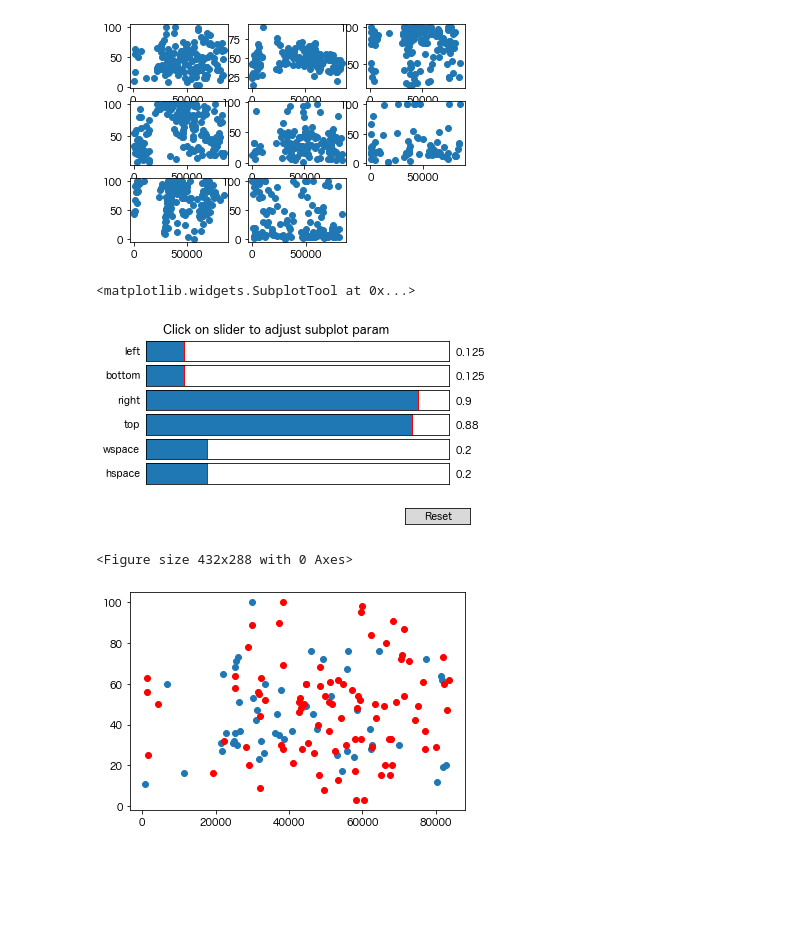
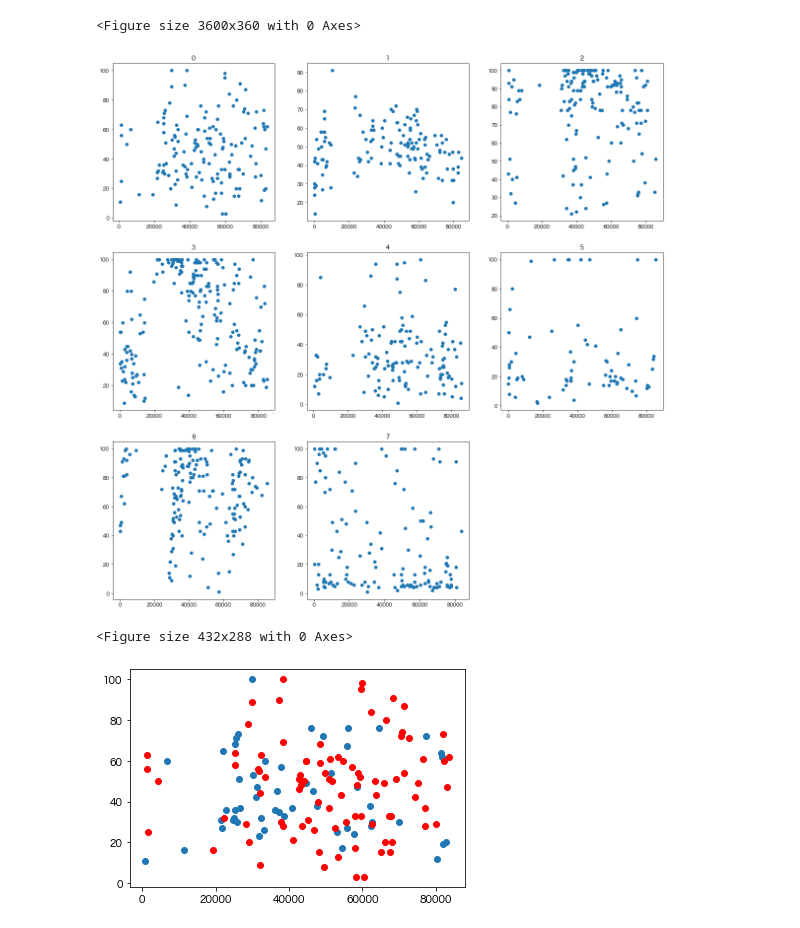
Before and after one commit to Isshin-Py-Sw-La-Me/Portfolio, a Jupyter notebook: bs_2.ipynb, the cells around one changed output. Saved outputs shown, nothing was run; the diff lists cells and outputs as text; code cells hidden in the pictures; blank space fills up the shorter version.

```diff
--- a/bs_2.ipynb
+++ b/bs_2.ipynb
@@ -16,11 +17,8 @@ df["time_to_num"]=df["date"].apply(lambda x: x.hour*3600 + x.minute*60 + x.secon
 # %%
 def Frequency_Distribution(data, class_width=None):
     data = np.asarray(data)
-    if class_width is None:
-        class_size = int(np.log2(data.size).round()) + 1
-        class_width = round((data.max() - data.min()) / class_size)
 
-    bins = np.arange(0, data.max()+class_width+1, class_width)
+    bins = np.arange(0, 110, 10)
     hist = np.histogram(data, bins)[0]
     cumsum = hist.cumsum()
 
@@ -32,8 +30,6 @@ def Frequency_Distribution(data, class_width=None):
                         index=pd.Index([f'{bins[i]}以上{bins[i+1]}未満'
                                         for i in range(hist.size)],
                                        name='階級'))
-
-Frequency_Distribution(df
 # %%
 for i in range(len(users)):
     User_F_data = Frequency_Distribution(df.loc[(df["User"] == users[i]) &
@@ -64,29 +41,35 @@ for i in range(len(users)):
 # %%
-for i in range(0,7):
-    User_F_data_2 = Frequency_Distribution(df.loc[(df["User"] == "Narita") &
-                                                (df["state"] == "ON") &
-                                                (df["date"] > dt.datetime(2021,12,1)) &
-                                                (df["date"] < dt.datetime(2022,1,31)) &
-                                                (df["weekday"] == i)]["battery"])
-#     User_F_data_2.plot.bar(x="階級値",y="度数",width=1,ec="k")
+plt.figure(figsize=(50,5))
+for i in range(len(users)):
+    for j in range(0,7):
+        User_F_data_2 = Frequency_Distribution(df.loc[(df["User"] == users[i]) &
+                                                    (df["state"] == "ON") &
+                                                    (df["date"] > dt.datetime(2021,12,1)) &
+                                                    (df["date"] < dt.datetime(2022,1,31)) &
+                                                    (df["weekday"] == j)]["battery"])
+#         User_F_data_2.plot.bar(x="階級値",y="度数",width=1,ec="k")
 #     plt.savefig("bs_2_results/%s_%d.jpg" % (users[i],i))
+# %% [output]
+<Figure size 3600x360 with 0 Axes>
 # %%
 # fig,ax = plt.subplots(3,3)
+plt.figure(figsize=(20,20))
+fuse_users = [x for x in range(0,8)]
 for i in range(len(users)):
     user_data = df.loc[(df["User"] == users[i]) &
                         (df["state"] == "ON") &
                             (df["date"] > dt.datetime(2021,12,1)) &
                                 (df["date"] < dt.datetime(2022,1,31))]
 
     plt.subplot(3,3,i+1)
+    plt.title(fuse_users[i])
     plt.plot(user_data["time_to_num"],user_data["battery"],"o")
 
 plt.show()
+plt.savefig("bs_2_results/scatter.jpg")
 # %% [output]
-[figure, old version]
+[figure, new version]
-<matplotlib.widgets.SubplotTool at 0x...>
+<Figure size 432x288 with 0 Axes>
-[figure, removed]
-<Figure size 432x288 with 0 Axes>
 # %%
 Nari_data_12 = df.loc[(df["User"] == "Narita") &
                      (df["state"] == "ON") &
```
Also changed, not shown: parts of 2 cells of this notebook.
